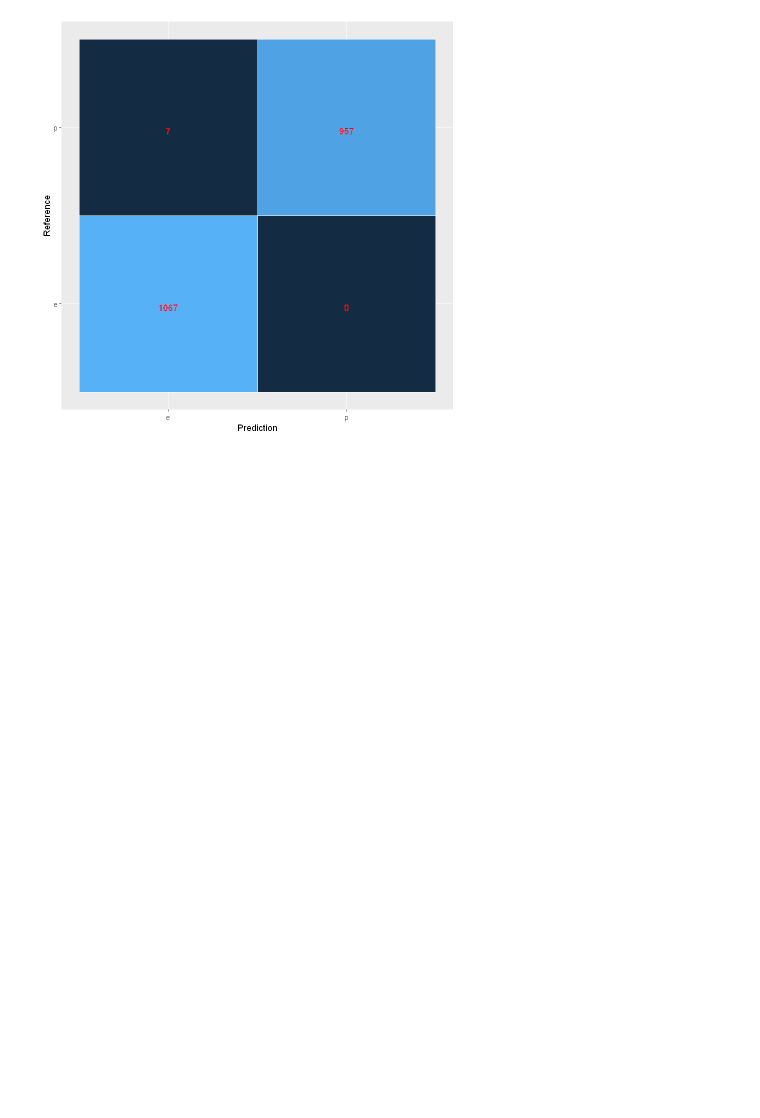
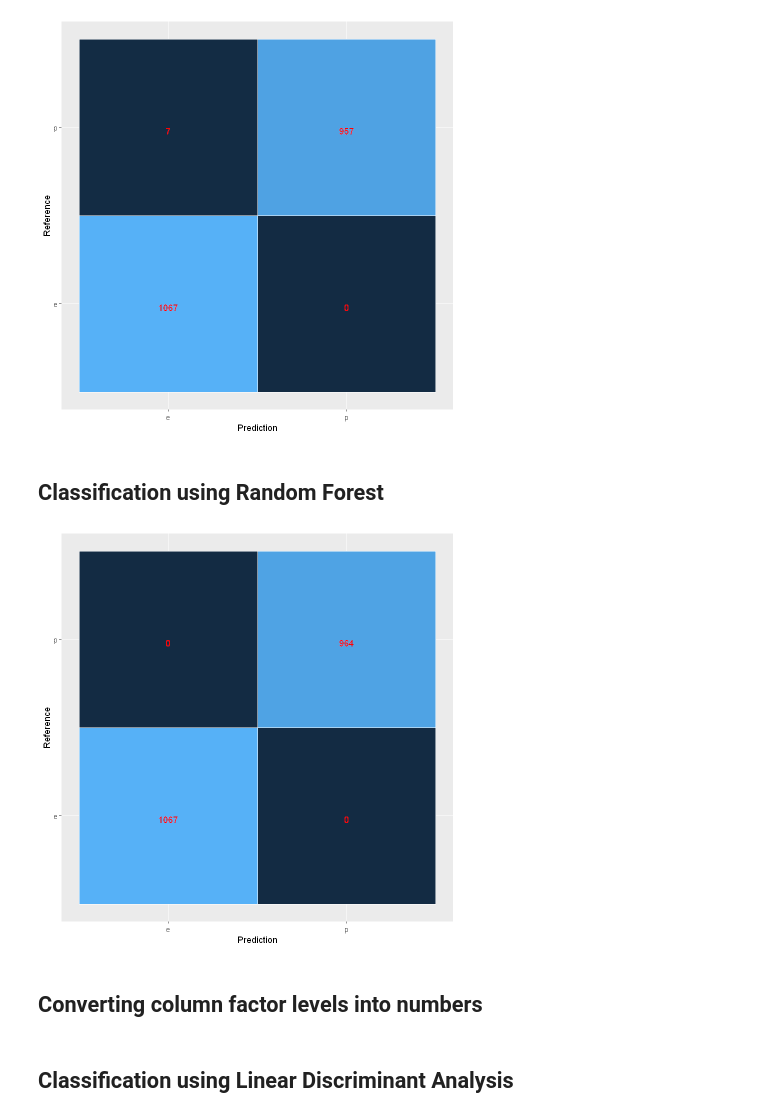
Before and after one commit to varunjohn786/Machine_Learning_Samples, a Jupyter notebook: Mushroom Classification.ipynb, the cells around one changed output. Saved outputs shown, nothing was run; the diff lists cells and outputs as text; code cells hidden in the pictures; blank space fills up the shorter version.

Commit message:
Adding more classification algorithms
Classification done using KNN, Random Forest, LDA algorithms to compare results.

```diff
--- a/Mushroom Classification.ipynb
+++ b/Mushroom Classification.ipynb
@@ -27,6 +28,7 @@ summary(mushroom)
 # %% [markdown]
 ## **Check for empty records**
 # %%
+mushroom <- mushroom[-c(17)]
 sum(is.na(mushroom))
 # %% [output]
 [1] 0
@@ -100,3 +102,21 @@ ggplot(data =  c, mapping = aes(x = Prediction, y = Reference)) +
   theme(legend.position = "none")
 # %% [output]
 [figure]
+# %% [markdown]
+## Classification using Random Forest
+# %%
+library(partykit)
+model2 <- cforest(class ~. , data=train)
+# %%
+p <- predict(model2,newdata = test)
+c <- confusionMatrix(p,v)
+c <- data.frame(c$table)
+
+ggplot(data =  c, mapping = aes(x = Prediction, y = Reference)) +
+  geom_tile(aes(fill = c$Freq), colour = "white") +
+  geom_text(aes(label = sprintf("%1.0f", c$Freq)), vjust = 1,col="red") +
+  theme(legend.position = "none")
+# %% [output]
+[figure, added]
+# %% [markdown]
+## Converting column factor levels into numbers
@@ -102,0 +168,2 @@ ggplot(data =  c, mapping = aes(x = Prediction, y = Reference)) +
+# %% [markdown]
+## **Classification using Linear Discriminant Analysis**
```
Also changed, not shown: parts of 6 cells of this notebook.
